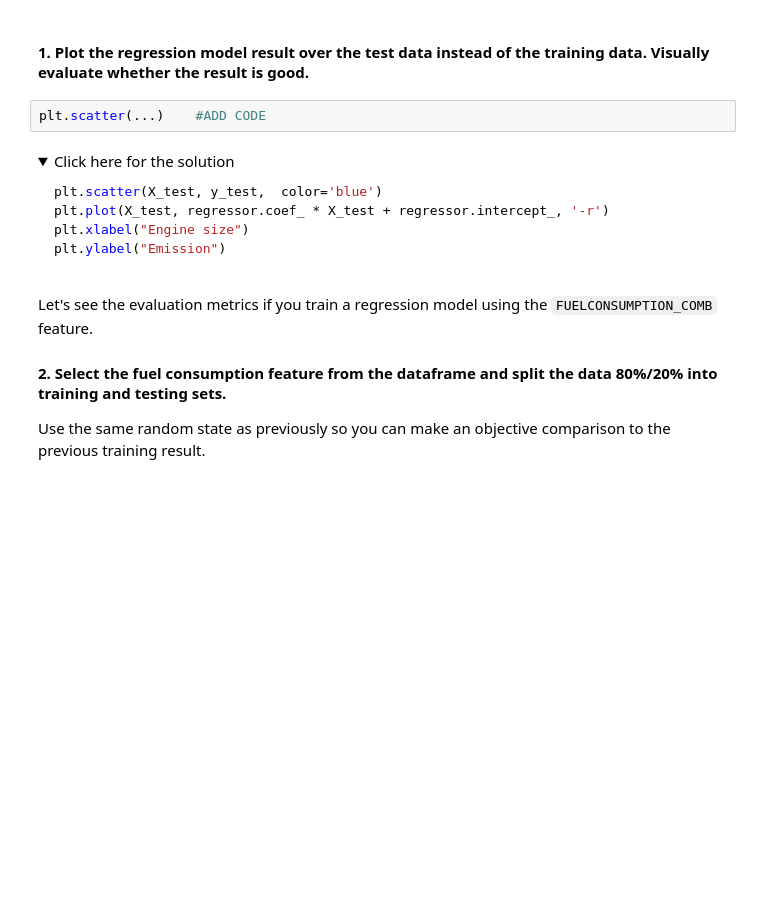
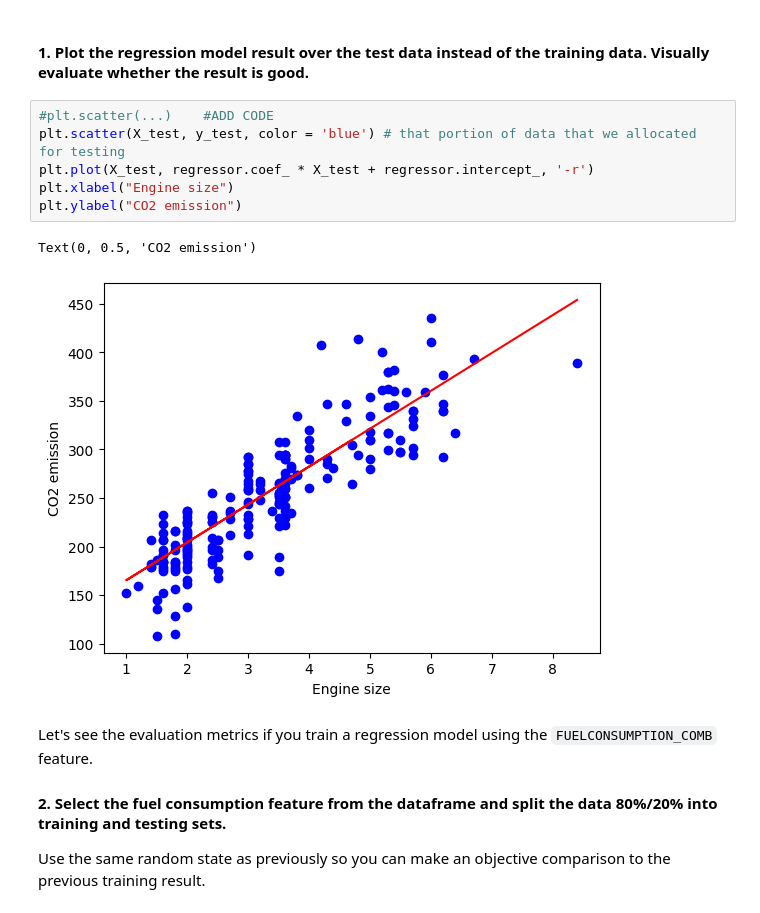
Before and after one commit to Helia-Karisani/simple-linear-regression, a Jupyter notebook: Simple-Linear-Regression.ipynb, the cells around one changed output. Saved outputs shown, nothing was run; the diff lists cells and outputs as text; folded sections open; blank space fills up the shorter version.

````diff
--- a/Simple-Linear-Regression.ipynb
+++ b/Simple-Linear-Regression.ipynb
@@ -220,19 +220,15 @@ R2-score: 0.76
 ## Practice exercises
 # %% [markdown]
 #### 1. Plot the regression model result over the test data instead of the training data. Visually evaluate whether the result is good.
-# %%
-plt.scatter(...)    #ADD CODE
-# %% [markdown]
-<details><summary>Click here for the solution</summary>
-
-```python
-plt.scatter(X_test, y_test,  color='blue')
-plt.plot(X_test, regressor.coef_ * X_test + regressor.intercept_, '-r')
-plt.xlabel("Engine size")
-plt.ylabel("Emission")
-```
-
-</details>
+# %%
+#plt.scatter(...)    #ADD CODE
+plt.scatter(X_test, y_test, color = 'blue') # that portion of data that we allocated for testing
+plt.plot(X_test, regressor.coef_ * X_test + regressor.intercept_, '-r')
+plt.xlabel("Engine size")
+plt.ylabel("CO2 emission")
+# %% [output]
+Text(0, 0.5, 'CO2 emission')
+[figure, added]
 # %% [markdown]
 Let's see the evaluation metrics if you train a regression model using the `FUELCONSUMPTION_COMB` feature.
 
````
Also changed, not shown: parts of 4 cells of this notebook.
